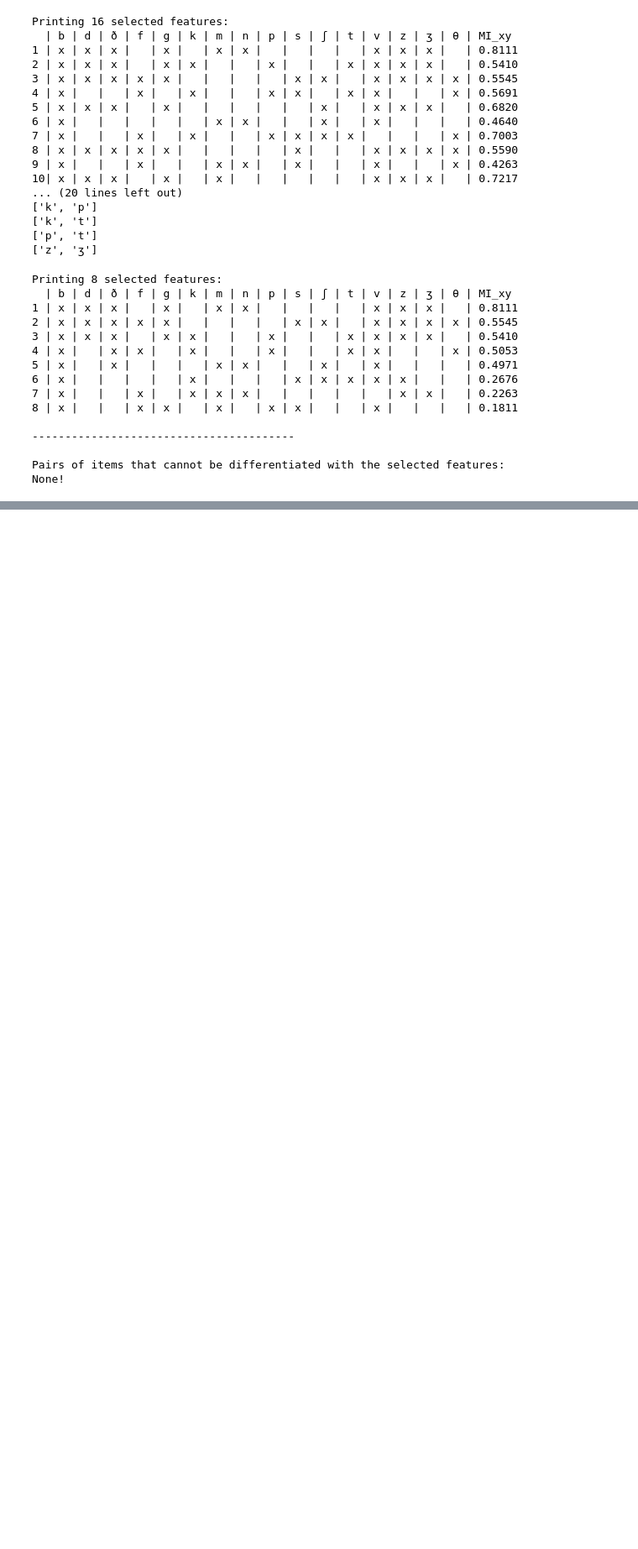
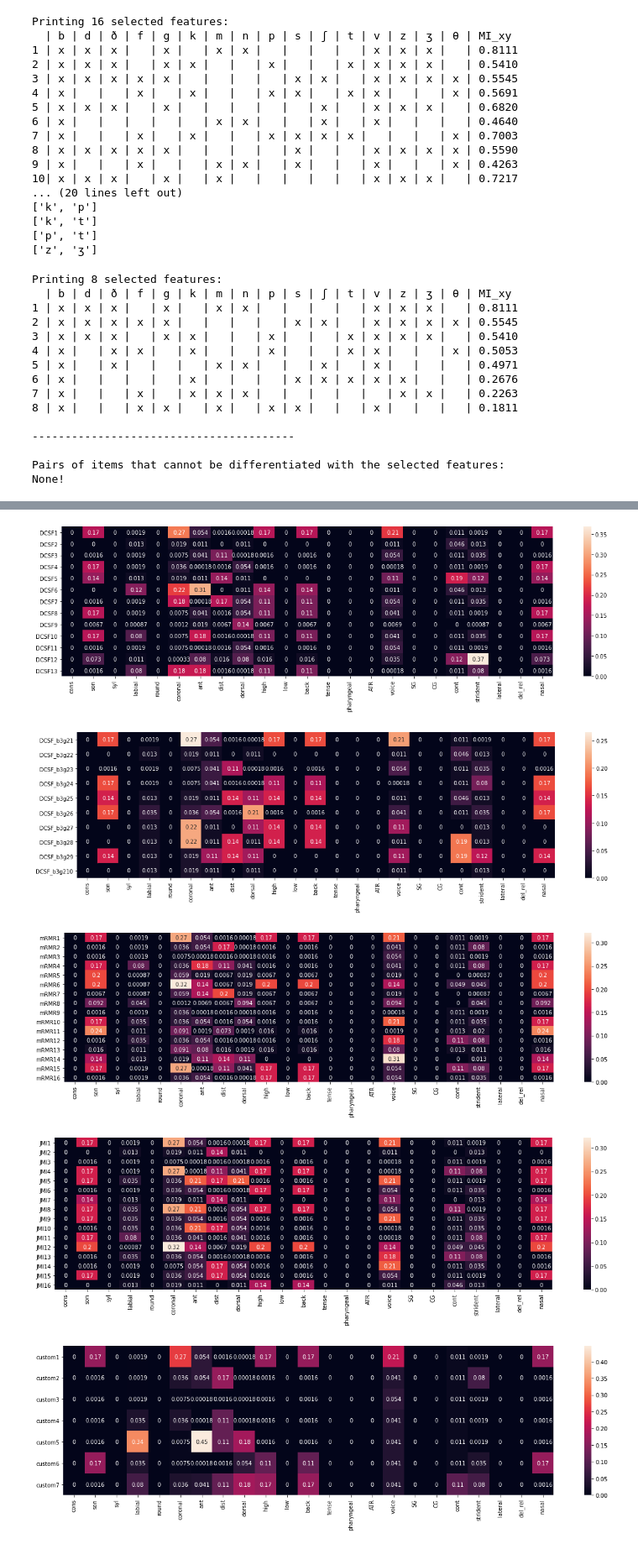
Before and after one commit to zhanaofu/speech-feature-extraction, a Jupyter notebook: mutual_entropy_binary_feature_selection.ipynb, the cells around one changed output, grey strips where cells are left out. Shown at 84% size. Cells and saved outputs as stored; diff of their text form; code cells hidden in the pictures; blank space fills up the shorter version.

Commit message:
update
The json file for articulatory features is from https://github.com/anna-hope/phonemes

```diff
--- a/mutual_entropy_binary_feature_selection.ipynb
+++ b/mutual_entropy_binary_feature_selection.ipynb
@@ -422,0 +665,18 @@ None!
+# %%
+consonants = ['p','t','k','f','θ','s','ʃ','b','d','g','v','ð','z','ʒ','m','n']
+
+# read features from https://github.com/anna-hope/phonemes
+with open("phonemes.json", "r") as read_file:
+    data = json.load(read_file)
+
+art_features = pd.DataFrame()
+for c in consonants:
+    art_features = pd.concat([art_features,pd.DataFrame.from_dict(data[c]['features'], orient='index')],axis=1)
+# %%
+production.plot_articulatory_feature_MI(art_features)
+# %% [output]
+[figure, added]
+[figure, added]
+[figure, added]
+[figure, added]
+[figure, added]
```
Also changed, not shown: parts of 23 cells of this notebook, 1 other file.
